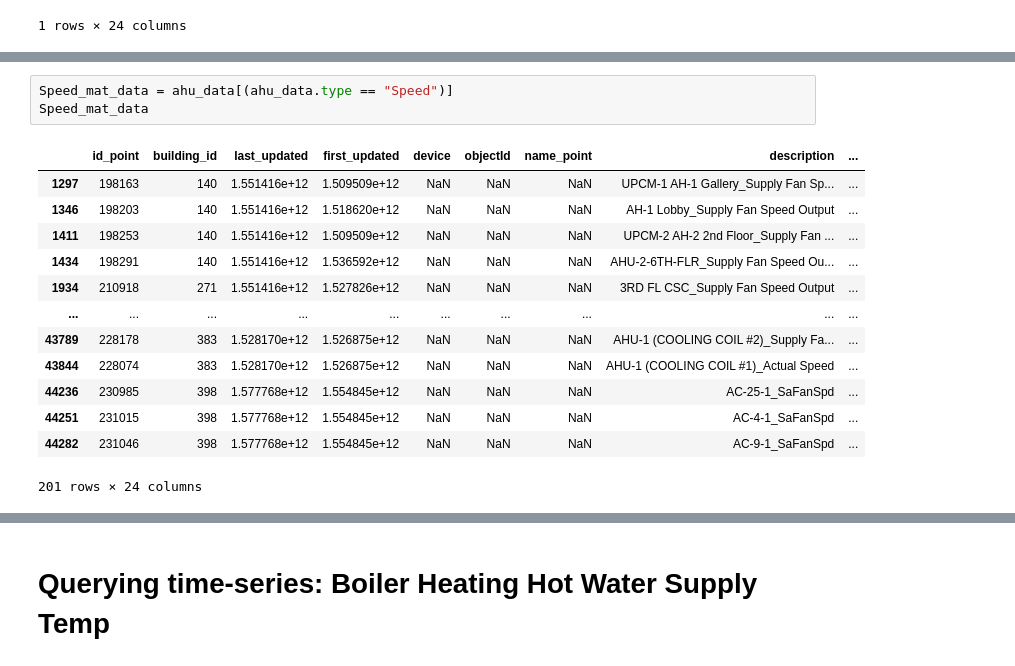
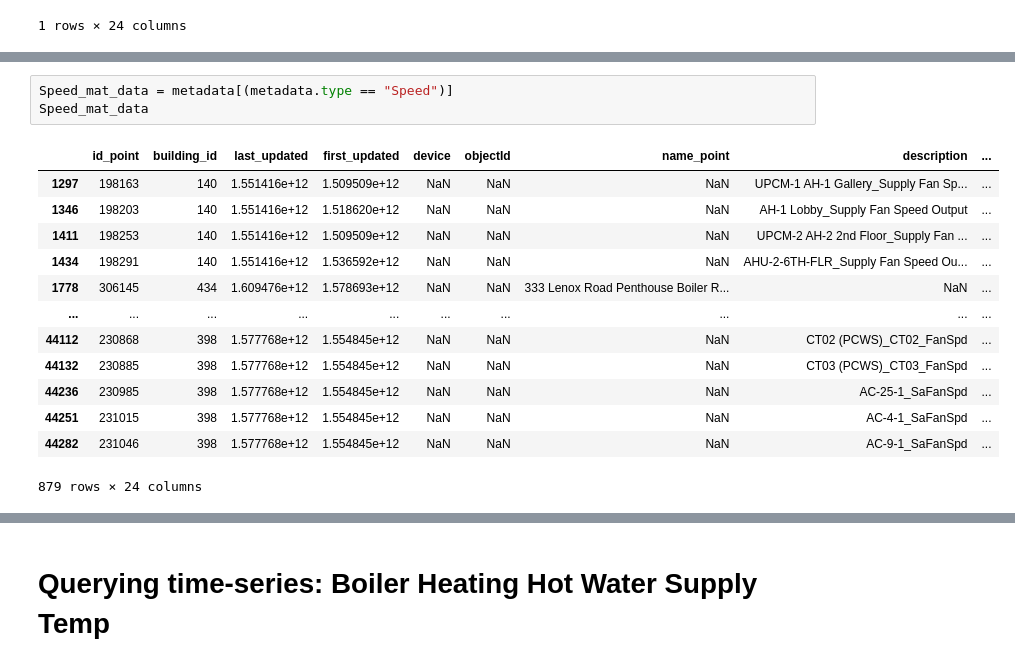
Before and after one commit to PengkunLiu/RTEM_CMU, a Jupyter notebook: RTEM Jupyter Notebook/data-analysis.ipynb, the cells around one changed output, grey strips where cells are left out. Drawn from its saved outputs; the diff is of its cells as text.

```diff
--- a/RTEM Jupyter Notebook/data-analysis.ipynb
+++ b/RTEM Jupyter Notebook/data-analysis.ipynb
@@ -126,19 +215,19 @@ MSSL_mat_data
 |  | id_point | building_id | last_updated | first_updated | device | objectId | name_point | description | ... |
 0 rows × 24 columns
 # %%
-Speed_mat_data = ahu_data[(ahu_data.type == "Speed")]
+Speed_mat_data = metadata[(metadata.type == "Speed")]
 Speed_mat_data
 # %% [output]
 |  | id_point | building_id | last_updated | first_updated | device | objectId | name_point | description | ... |
 | 1297 | 198163 | 140 | 1.551416e+12 | 1.509509e+12 | NaN | NaN | NaN | UPCM-1 AH-1 Gallery_Supply Fan Sp... | ... |
 | 1346 | 198203 | 140 | 1.551416e+12 | 1.518620e+12 | NaN | NaN | NaN | AH-1 Lobby_Supply Fan Speed Output | ... |
 | 1411 | 198253 | 140 | 1.551416e+12 | 1.509509e+12 | NaN | NaN | NaN | UPCM-2 AH-2 2nd Floor_Supply Fan ... | ... |
 | 1434 | 198291 | 140 | 1.551416e+12 | 1.536592e+12 | NaN | NaN | NaN | AHU-2-6TH-FLR_Supply Fan Speed Ou... | ... |
-| 1934 | 210918 | 271 | 1.551416e+12 | 1.527826e+12 | NaN | NaN | NaN | 3RD FL CSC_Supply Fan Speed Output | ... |
+| 1778 | 306145 | 434 | 1.609476e+12 | 1.578693e+12 | NaN | NaN | 333 Lenox Road Penthouse Boiler R... | NaN | ... |
 | ... | ... | ... | ... | ... | ... | ... | ... | ... | ... |
-| 43789 | 228178 | 383 | 1.528170e+12 | 1.526875e+12 | NaN | NaN | NaN | AHU-1 (COOLING COIL #2)_Supply Fa... | ... |
-| 43844 | 228074 | 383 | 1.528170e+12 | 1.526875e+12 | NaN | NaN | NaN | AHU-1 (COOLING COIL #1)_Actual Speed | ... |
+| 44112 | 230868 | 398 | 1.577768e+12 | 1.554845e+12 | NaN | NaN | NaN | CT02 (PCWS)_CT02_FanSpd | ... |
+| 44132 | 230885 | 398 | 1.577768e+12 | 1.554845e+12 | NaN | NaN | NaN | CT03 (PCWS)_CT03_FanSpd | ... |
 | 44236 | 230985 | 398 | 1.577768e+12 | 1.554845e+12 | NaN | NaN | NaN | AC-25-1_SaFanSpd | ... |
 | 44251 | 231015 | 398 | 1.577768e+12 | 1.554845e+12 | NaN | NaN | NaN | AC-4-1_SaFanSpd | ... |
 | 44282 | 231046 | 398 | 1.577768e+12 | 1.554845e+12 | NaN | NaN | NaN | AC-9-1_SaFanSpd | ... |
-201 rows × 24 columns
+879 rows × 24 columns
```
Also changed, not shown: parts of 41 cells of this notebook, 3 other files.
